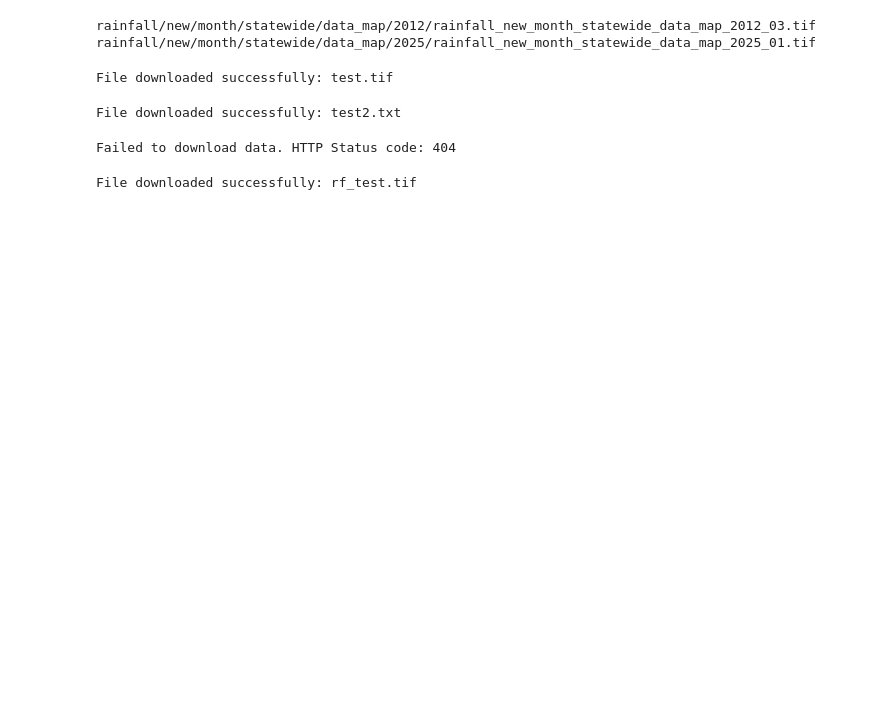
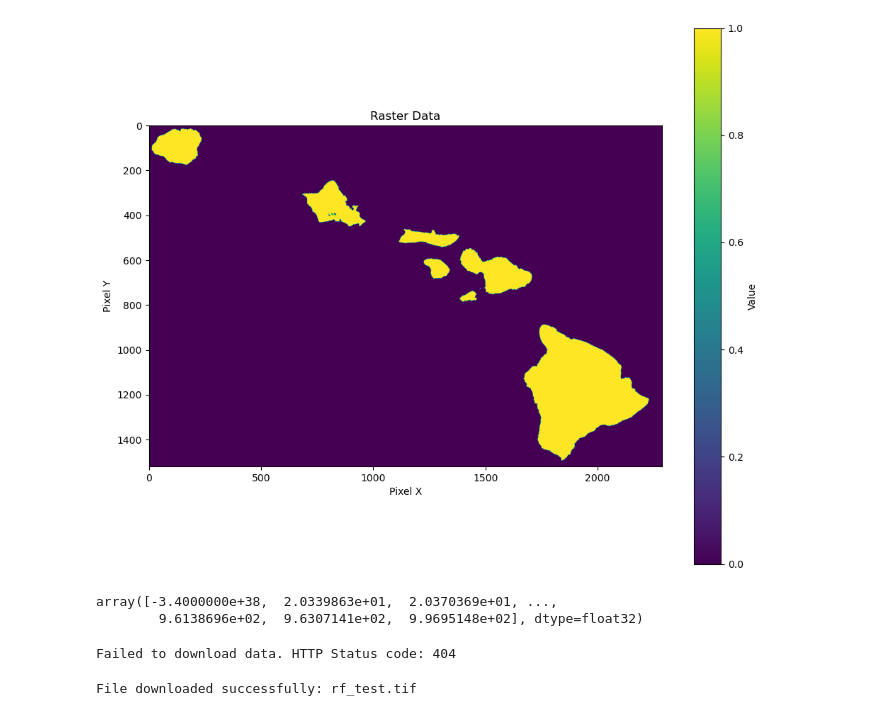
Before and after one commit to jnicolow/nlp_climate_map, a Jupyter notebook: HCDP_API.ipynb, the cells around one changed output. Drawn from its saved outputs; the diff is of its cells as text; code cells hidden in the pictures; blank space fills up the shorter version.

```diff
--- a/HCDP_API.ipynb
+++ b/HCDP_API.ipynb
@@ -1,6 +1,10 @@
 # %%
 import os
 import requests
+from io import BytesIO
+import rasterio
+import matplotlib.pyplot as plt
+import numpy as np
 
 class FileDownloadAPI:
     """
@@ -65,41 +69,81 @@ class FileDownloadAPI:
 
         if not day is None and int(day) > 31: raise ValueError('day must be <= 31')
         self.day = day
         if self.day is None: self.day = '' # its optional so can not include it in the url
         else: self.day = f"{int(self.day):02d}"
 
         self.base_url = "https://ikeauth.its.hawaii.edu/files/v2/download/public/system/ikewai-annotated-data/HCDP/production/"
         # NOTE the format that actually work is slightly different than that fiven on the API documentation page
         url_extension = f'{self.product_type}/{self.production}/{self.period}/{self.extent}/{self.fill}/{self.filetype}/{self.year}/{self.product_type}_{self.production}_{self.period}_{self.extent}_{self.fill}_{self.filetype}_{self.year}_{self.month}_{self.day}.{self.extention}'
         url_extension = url_extension.replace('//', '/').replace('__', '_').replace('_.', '.')
-        print(r'rainfall/new/month/statewide/data_map/2012/rainfall_new_month_statewide_data_map_2012_03.tif')
-        # print(r'temperature/max/month/statewide/raw/station_data/1990/temperature_max_month_statewide_raw_station_data_1990.csv')
-        print(url_extension)
+
         self.url = f'{self.base_url}{url_extension}'
+
+        self.dataset = None # NOTE this is defined with get_data
 
 
 
     def download_file(self, save_path):
         response = requests.get(self.url, verify=False)  # verify=False if you want to ignore SSL verification
 
         if response.status_code == 200:
             # Save the file content to the specified output filename
             with open(save_path, 'wb') as file:
                 file.write(response.content)
             print(f"File downloaded successfully: {save_path}")
         else:
             print(f"Failed to download file. HTTP Status code: {response.status_code}")
 
 
+    def get_data(self):
+        response = requests.get(self.url, verify=False)
+
+        if response.status_code == 200:
+            file_bytes = BytesIO(response.content)
+            dataset = rasterio.open(file_bytes)
+            self.dataset = dataset
+            return dataset
+        else:
+            raise Exception(f"Failed to download file. HTTP Status code: {response.status_code}")
+
+    def plot_raster(self, nodata_val=-9999):
+        if self.dataset is None:
+            print('Call get_data to define dataset first')
+        else:
+            band1 = self.dataset.read(1)  # Read the first band (many GeoTIFFs are single-band)
+
+            band1 = np.where(band1 == nodata_val, np.nan, band1)
+
+            # Optional: Normalize values for better contrast
+            min_val = np.nanmin(band1)
+            max_val = np.nanmax(band1)
+            scaled = (band1 - min_val) / (max_val - min_val)
+
+            plt.figure(figsize=(10, 8))
+            plt.imshow(scaled, cmap='viridis')  # You can use other colormaps too
+            plt.colorbar(label='Value')
+            plt.title("Raster Data")
+            plt.xlabel("Pixel X")
+            plt.ylabel("Pixel Y")
+            plt.tight_layout()
+            plt.show()
+
+
+
 
 
 test = FileDownloadAPI('rainfall', year =2025, month=1)
-test.download_file(save_path = 'test.tif')
+# test.download_file(save_path = 'test.tif')
+dataset = test.get_data()
+test.plot_raster()
 # %% [output]
-rainfall/new/month/statewide/data_map/2012/rainfall_new_month_statewide_data_map_2012_03.tif
-rainfall/new/month/statewide/data_map/2025/rainfall_new_month_statewide_data_map_2025_01.tif
-File downloaded successfully: test.tif
-File downloaded successfully: test2.txt
+[figure, added]
+# %%
+import numpy as np
+np.unique(dataset.read(1))
+# %% [output]
+array([-3.4000000e+38,  2.0339863e+01,  2.0370369e+01, ...,
+        9.6138696e+02,  9.6307141e+02,  9.9695148e+02], dtype=float32)
 # %%
 import requests
 
```
